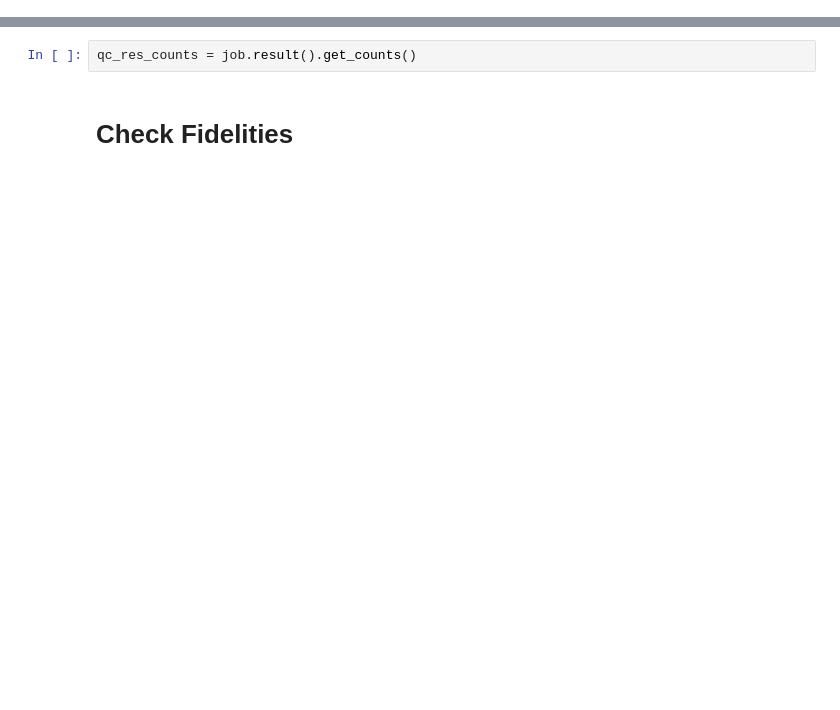
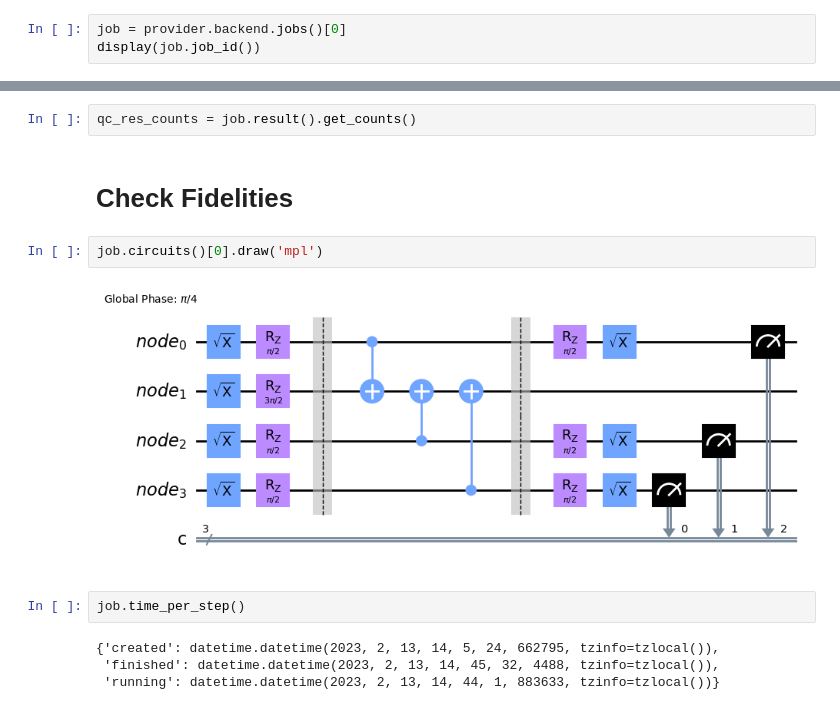
Before and after one commit to thspreetham98/quantum_project, a Jupyter notebook: benchmark/fidelity_benchmark.ipynb, the cells around one changed output, grey strips where cells are left out. Saved outputs shown, nothing was run; the diff lists cells and outputs as text; blank space fills up the shorter version.

```diff
--- a/benchmark/fidelity_benchmark.ipynb
+++ b/benchmark/fidelity_benchmark.ipynb
@@ -81,0 +91,3 @@ job = fake_backend.run(tqcs, shots=1000)
+# %%
+job = provider.backend.jobs()[0]
+display(job.job_id())
@@ -97,6 +111,16 @@ avg_cx_error_rate:  0.008230401598889053
 qc_res_counts = job.result().get_counts()
 # %% [markdown]
 # Check Fidelities
+# %%
+job.circuits()[0].draw('mpl')
+# %% [output]
+[figure, added]
+# %%
+job.time_per_step()
+# %% [output]
+{'created': datetime.datetime(2023, 2, 13, 14, 5, 24, 662795, tzinfo=tzlocal()),
+ 'finished': datetime.datetime(2023, 2, 13, 14, 45, 32, 4488, tzinfo=tzlocal()),
+ 'running': datetime.datetime(2023, 2, 13, 14, 44, 1, 883633, tzinfo=tzlocal())}
 # %%
 n_s = max_qubits-min_qubits+1
 
```
Also changed, not shown: parts of 12 cells of this notebook, 4 other files.
